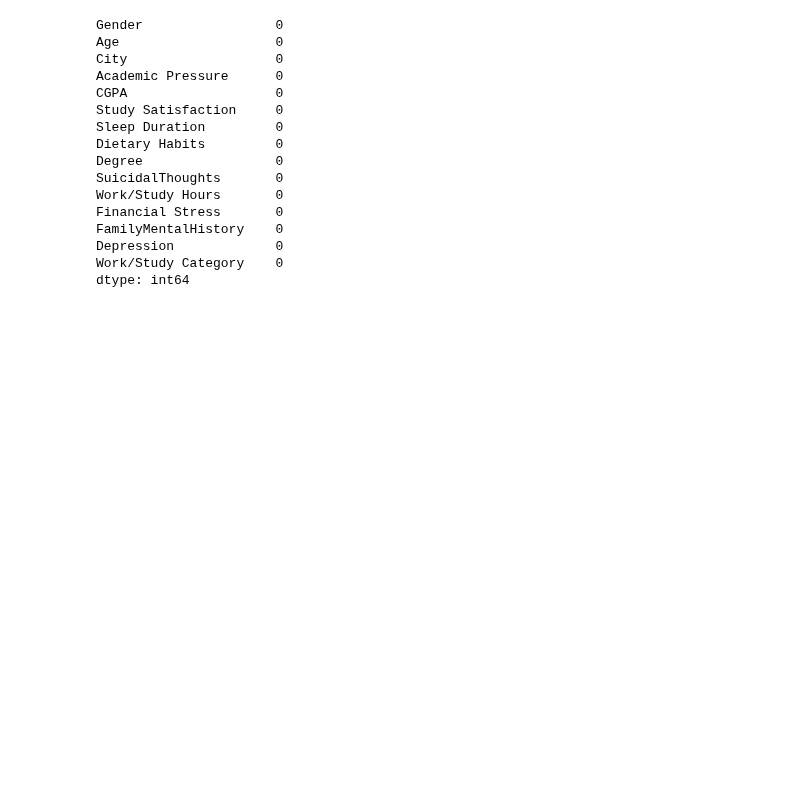
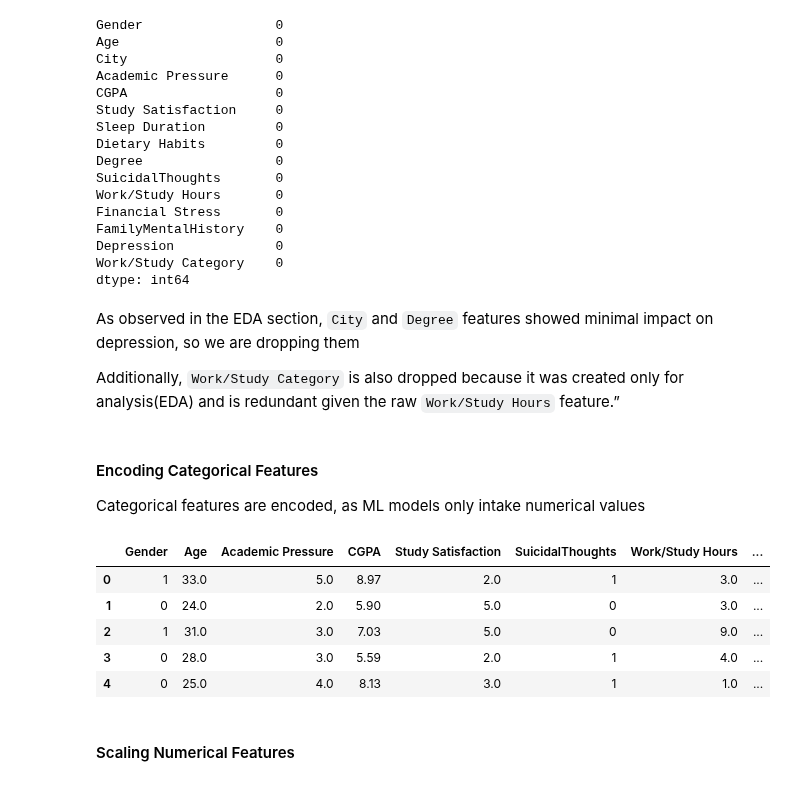
Before and after one commit to Siddharth-Saravanan/Student_Depression_Analysis_and_Prediction_using_Machine_Learning, a Jupyter notebook: student_depression_prediction.ipynb, the cells around one changed output. Drawn from its saved outputs; the diff is of its cells as text; code cells hidden in the pictures; blank space fills up the shorter version.

Commit message:
Preprocessing: Dropped City, Degree, Study Hours and Encoded categorical columns

```diff
--- a/student_depression_prediction.ipynb
+++ b/student_depression_prediction.ipynb
@@ -1454,5 +1454,9 @@ FamilyMentalHistory    0
 Depression             0
 Work/Study Category    0
 dtype: int64
-# %%
-depr_df['Age Groups'] = pd.cut(depr_df['Age'], bins=age_bins, labels=age_labels)
+# %% [markdown]
+As observed in the EDA section, `City` and `Degree` features showed minimal impact on depression, so we are dropping them
+
+Additionally, `Work/Study Category` is also dropped because it was created only for analysis(EDA) and is redundant given the raw `Work/Study Hours` feature.”
+# %%
+depr_df.drop(columns=['City','Degree','Work/Study Category'],inplace=True)
@@ -1458,0 +1466,32 @@ depr_df['Age Groups'] = pd.cut(depr_df['Age'], bins=age_bins, labels=age_labels)
+# %% [markdown]
+#### Encoding Categorical Features
+
+Categorical features are encoded, as ML models only intake numerical values
+# %%
+# Binary encoding
+
+bin_map = {"Yes" : 1, "No" : 0}
+depr_df['SuicidalThoughts'] = depr_df['SuicidalThoughts'].map(bin_map)
+depr_df['FamilyMentalHistory'] = depr_df['FamilyMentalHistory'].map(bin_map)
+
+gen_map = {"Male" : 1, "Female" : 0}
+depr_df['Gender'] = depr_df['Gender'].map(gen_map)
+
+# One-Hot Encoding
+
+depr_df = pd.get_dummies(
+    data = depr_df,
+    columns = ['Sleep Duration','Dietary Habits'],
+    drop_first = False
+)
+
+depr_df.head()
+# %% [output]
+|  | Gender | Age | Academic Pressure | CGPA | Study Satisfaction | SuicidalThoughts | Work/Study Hours | ... |
+| 0 | 1 | 33.0 | 5.0 | 8.97 | 2.0 | 1 | 3.0 | ... |
+| 1 | 0 | 24.0 | 2.0 | 5.90 | 5.0 | 0 | 3.0 | ... |
+| 2 | 1 | 31.0 | 3.0 | 7.03 | 5.0 | 0 | 9.0 | ... |
+| 3 | 0 | 28.0 | 3.0 | 5.59 | 2.0 | 1 | 4.0 | ... |
+| 4 | 0 | 25.0 | 4.0 | 8.13 | 3.0 | 1 | 1.0 | ... |
+# %% [markdown]
+#### Scaling Numerical Features
```
Also changed, not shown: parts of 13 cells of this notebook.
